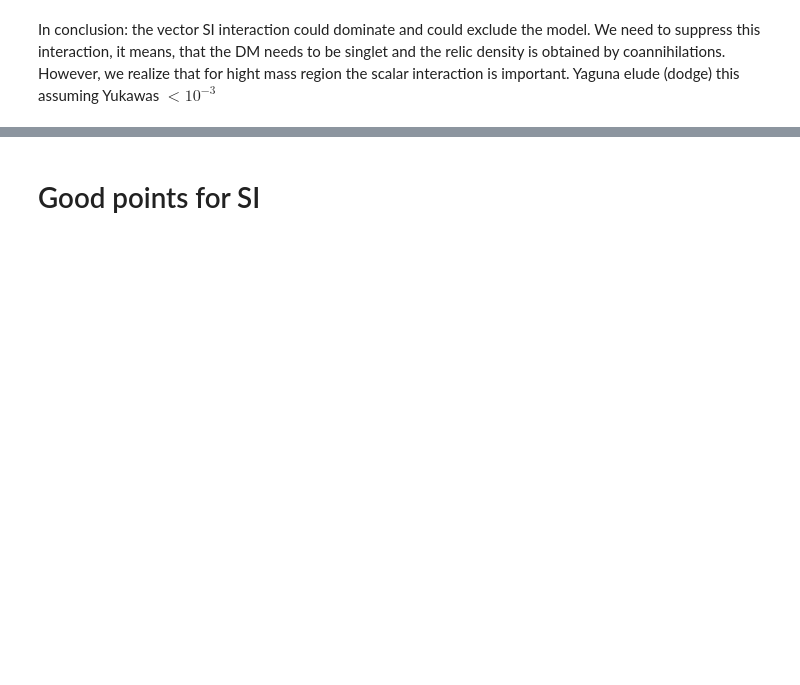
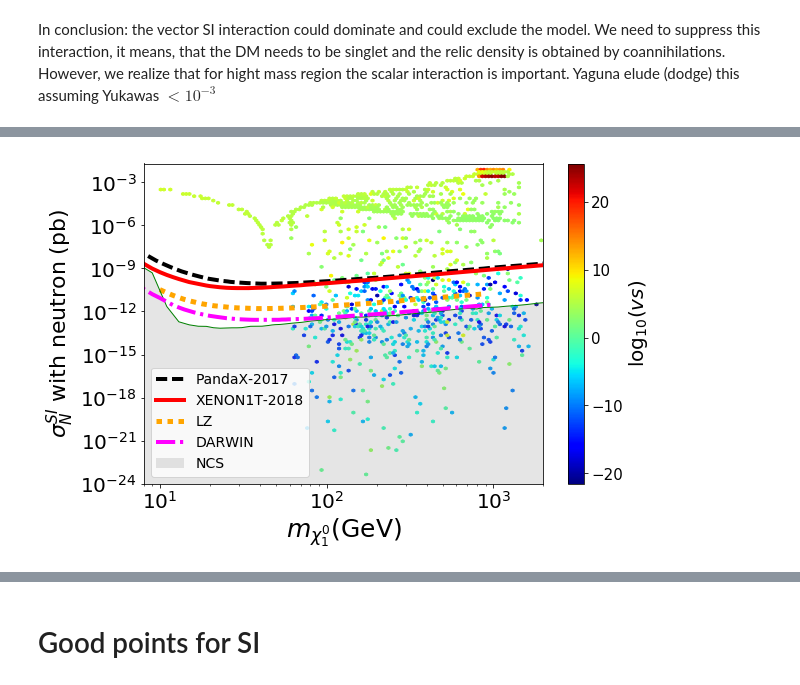
Before and after one commit to anferivera/SDdiracDM, a Jupyter notebook: run-model-general-scan_v2.ipynb, the cells around one changed output, grey strips where cells are left out. Saved outputs shown, nothing was run; the diff lists cells and outputs as text; code cells hidden in the pictures; blank space fills up the shorter version.

```diff
--- a/run-model-general-scan_v2.ipynb
+++ b/run-model-general-scan_v2.ipynb
@@ -617,0 +614,46 @@ plt.savefig('plots/SI.pdf')
+# %%
+plt.figure(figsize=(9,6))
+
+plt.hexbin(xDM.mChi1, xDM.NSI, np.log10(xDM.NSI_vector/xDM.NSI_scalar) ,xscale='log',\
+           yscale='log',gridsize=120,label='',cmap='jet' )
+a=plt.colorbar()
+a.set_label(r'$\log_{10}(vs)$',size=20)
+ticklabs = a.ax.get_yticklabels()
+a.ax.set_yticklabels(ticklabs, fontsize=15)
+#plot pandaX data 1708.06917
+m=np.arange(8.5,10000)
+plt.loglog(m,pandaX(m)*1e+36,color='k',linestyle='dashed',lw=4,label='PandaX-2017')
+
+#XENON1T
+n=np.arange(1,9000)
+plt.loglog(n,XENON1T(n)*1e+36,'r-',lw=4,label='XENON1T-2018')
+
+#plt LZ
+n=np.arange(10,900)
+plt.semilogy(n,LZSI(n)*1e+36,color='orange',linestyle=':',lw=5,label='LZ')
+
+#Neutrino coherent scattering
+n=np.arange(1,5.e+3,2)
+plt.loglog(n,NCS(n),color='green',lw=1.0,label='')
+back=[]
+for i in range(0,len(n)):
+    m = NCS(n[i])
+    back.append(m)
+back=np.asarray(back)
+plt.fill_between(n,1.e-38,back,facecolor='grey',alpha=0.2,label='NCS')
+
+# DARWIN SI
+n=np.arange(6,1000)
+plt.loglog(n,DARSI(n)*1e+36,color='magenta',linestyle='-.',lw=4,label='DARWIN')
+
+plt.xlabel(r'$m_{\chi^0_1}$(GeV)',size=25)
+plt.ylabel(r'$\sigma_N^{SI}$ with neutron (pb)',size=22)
+plt.legend(prop={'size':14},loc='best')
+plt.xlim(8,2.0e3)
+plt.ylim(1e-24,2e-2)
+
+plt.tight_layout()
+#plt.savefig('plots/SI.pdf')
+#plt.show()
+# %% [output]
+[figure, added]
```
Also changed, not shown: parts of 24 cells of this notebook, 3 other files.
